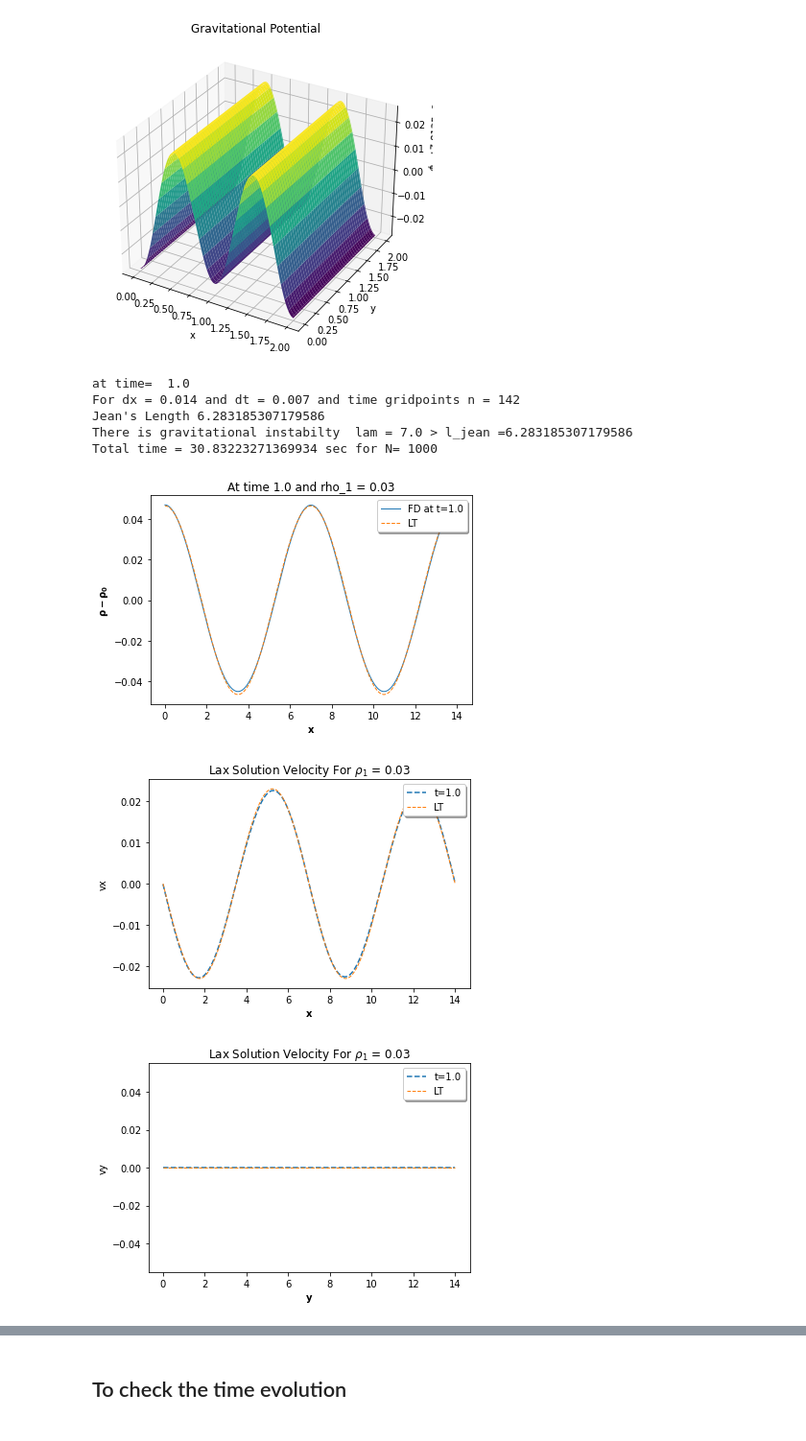
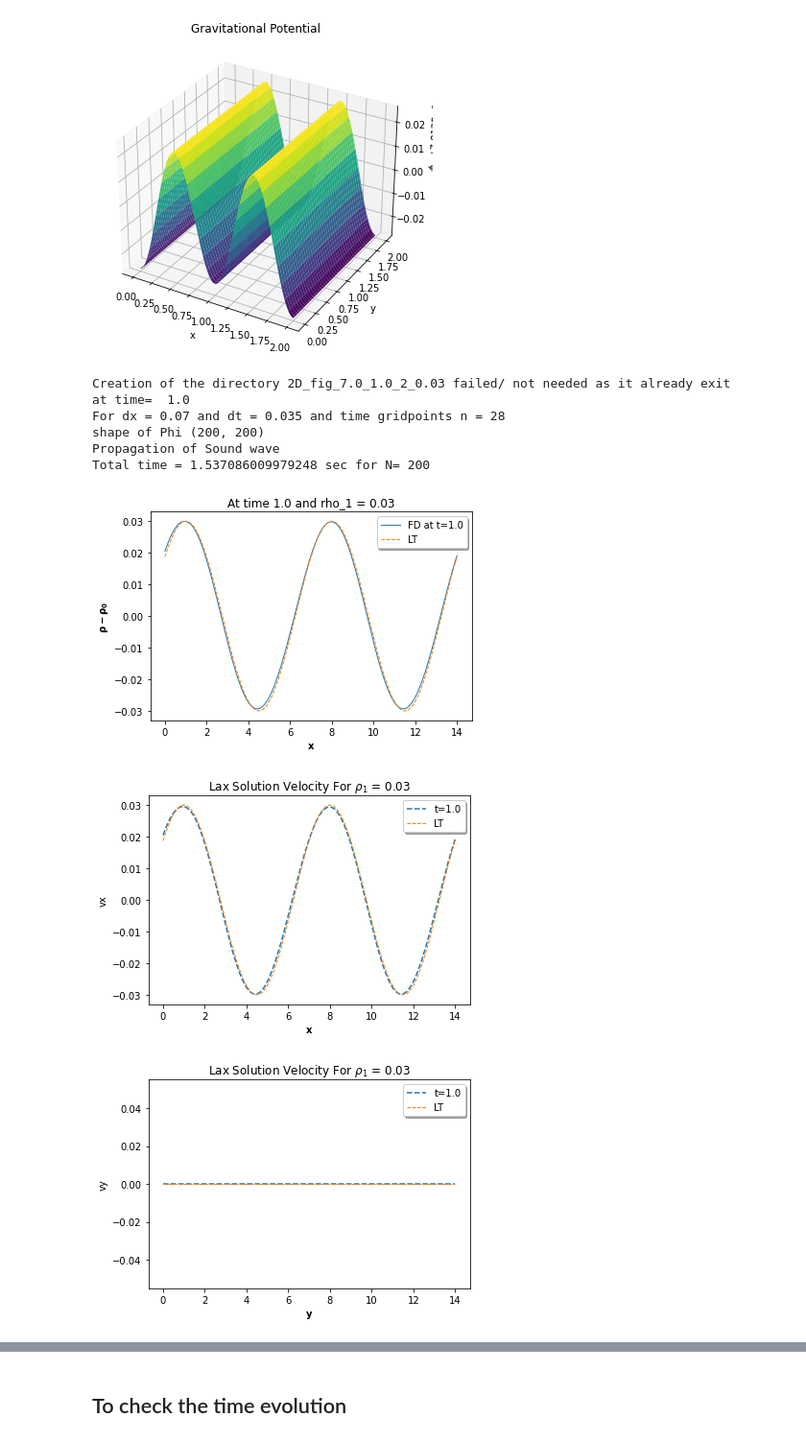
Before and after one commit to sauddy/GRINN, a Jupyter notebook: HYDRO-FINITE-DIFF/LAX-2D.ipynb, the cells around one changed output, grey strips where cells are left out. Shown: that part at 96% size. Drawn from its saved outputs; the diff is of its cells as text; code cells hidden in the pictures.

```diff
--- a/HYDRO-FINITE-DIFF/LAX-2D.ipynb
+++ b/HYDRO-FINITE-DIFF/LAX-2D.ipynb
@@ -599,34 +623,44 @@ def lax_solution(time,N,nu,lam,num_of_waves,rho_1,gravity=False,isplot = None,co
 # %%
 
 lam = 7.0           # one wavelength
 num_of_waves = 2    # the number of waves
 rho_1 = 0.03;       # perturbation strength
-nu = 0.5            # COURANT number
-N = 1000            # number of grid points
-
+nu = 0.5
+N = 200
 
 t = 1.0
 
 import time
 
+## Folder to save the plots
+output_folder = "2D_fig_" + str(lam) + '_' + str(t) + '_' + str(num_of_waves) +  '_' + str(rho_1)
+try:
+    os.makedirs(output_folder)
+except OSError:
+    print ("Creation of the directory %s failed/ not needed as it already exit" % output_folder)
+else:
+    print ("Successfully created the directory %s" % output_folder)
+
+
 start = time.time()
 
 
 ## Wihout Gravity
-# lax_solution(t,N,nu,lam,num_of_waves,rho_1,gravity=False,isplot = True,comparison = True,animation=None)
+lax_solution(t,N,nu,lam,num_of_waves,rho_1,gravity=False,isplot = True,comparison = True,animation=None)
 ## With Gravity
-lax_solution(t,N,nu,lam,num_of_waves,rho_1,gravity=True,isplot = True,comparison = True,animation=None)
+# lax_solution(t,N,nu,lam,num_of_waves,rho_1,gravity=True,isplot = True,comparison = True,animation=None)
 
 
 # print("hello")
 end = time.time()
 print("Total time = {} sec for N= {}".format(end - start,N))
 # %% [output]
+Creation of the directory 2D_fig_7.0_1.0_2_0.03 failed/ not needed as it already exit
 at time=  1.0
-For dx = 0.014 and dt = 0.007 and time gridpoints n = 142
-Jean's Length 6.283185307179586
-There is gravitational instabilty  lam = 7.0 > l_jean =6.283185307179586
-Total time = 30.83223271369934 sec for N= 1000
+For dx = 0.07 and dt = 0.035 and time gridpoints n = 28
+shape of Phi (200, 200)
+Propagation of Sound wave
+Total time = 1.537086009979248 sec for N= 200
-[figure, old version]
+[figure, new version]
-[figure, old version]
+[figure, new version]
 [figure]
```
Also changed, not shown: parts of 5 cells of this notebook, 2 other files.
